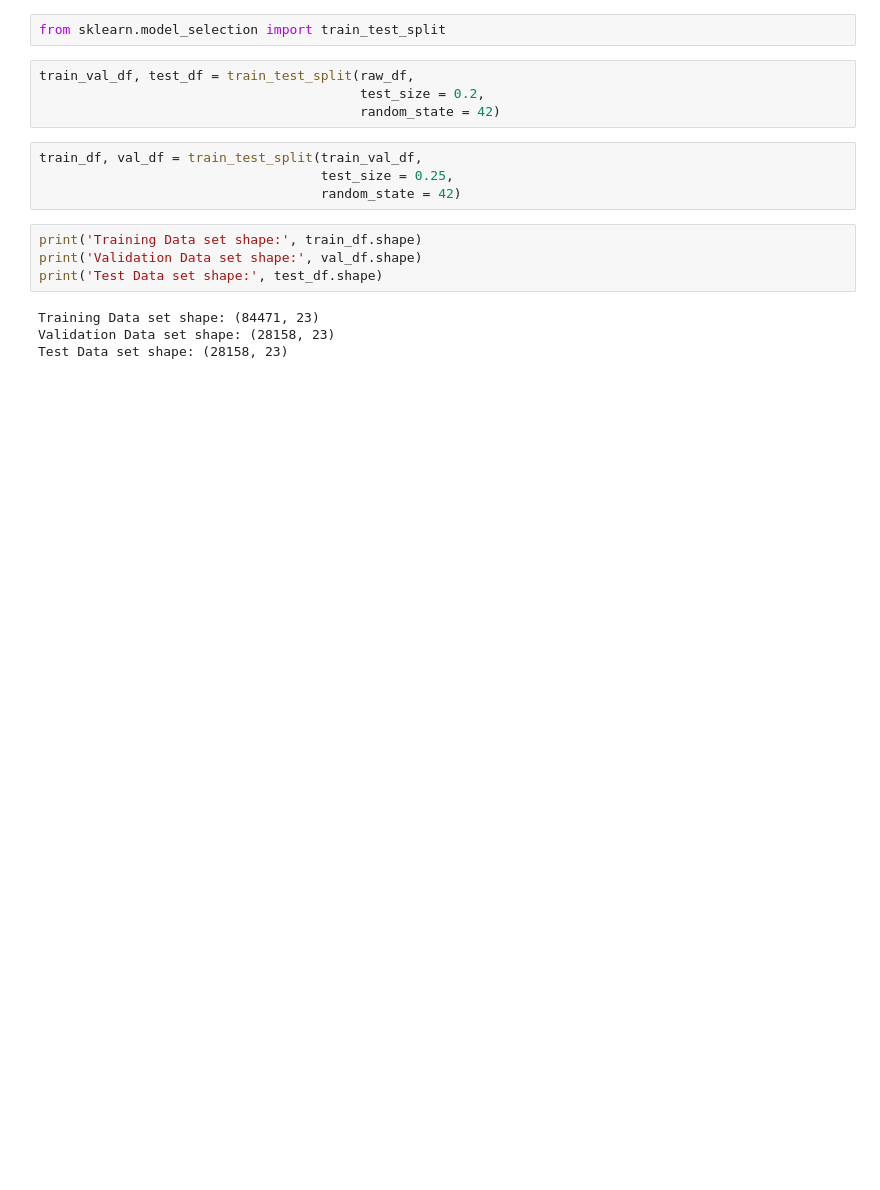
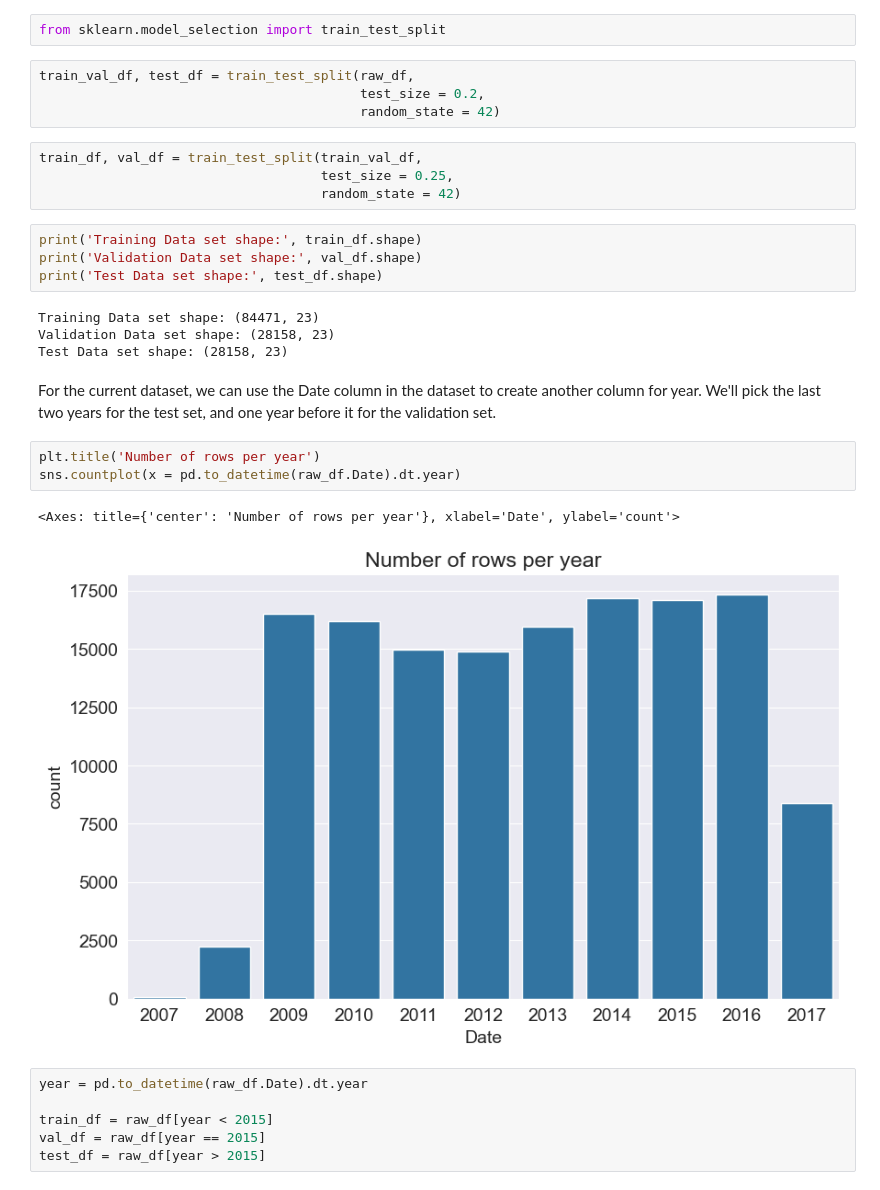
Before and after one commit to tusharx0809/machine-learning, a Jupyter notebook: weather-predictions/weather-predictions.ipynb, the cells around one changed output. Cells and saved outputs as stored; diff of their text form; blank space fills up the shorter version.

Commit message:
datasets-created

```diff
--- a/weather-predictions/weather-predictions.ipynb
+++ b/weather-predictions/weather-predictions.ipynb
@@ -157,3 +157,17 @@ print('Test Data set shape:', test_df.shape)
 Training Data set shape: (84471, 23)
 Validation Data set shape: (28158, 23)
 Test Data set shape: (28158, 23)
+# %% [markdown]
+For the current dataset, we can use the Date column in the dataset to create another column for year. We'll pick the last two years for the test set, and one year before it for the validation set.
+# %%
+plt.title('Number of rows per year')
+sns.countplot(x = pd.to_datetime(raw_df.Date).dt.year)
+# %% [output]
+<Axes: title={'center': 'Number of rows per year'}, xlabel='Date', ylabel='count'>
+[figure, added]
+# %%
+year = pd.to_datetime(raw_df.Date).dt.year
+
+train_df = raw_df[year < 2015]
+val_df = raw_df[year == 2015]
+test_df = raw_df[year > 2015]
```
Also changed, not shown: parts of 4 cells of this notebook.
